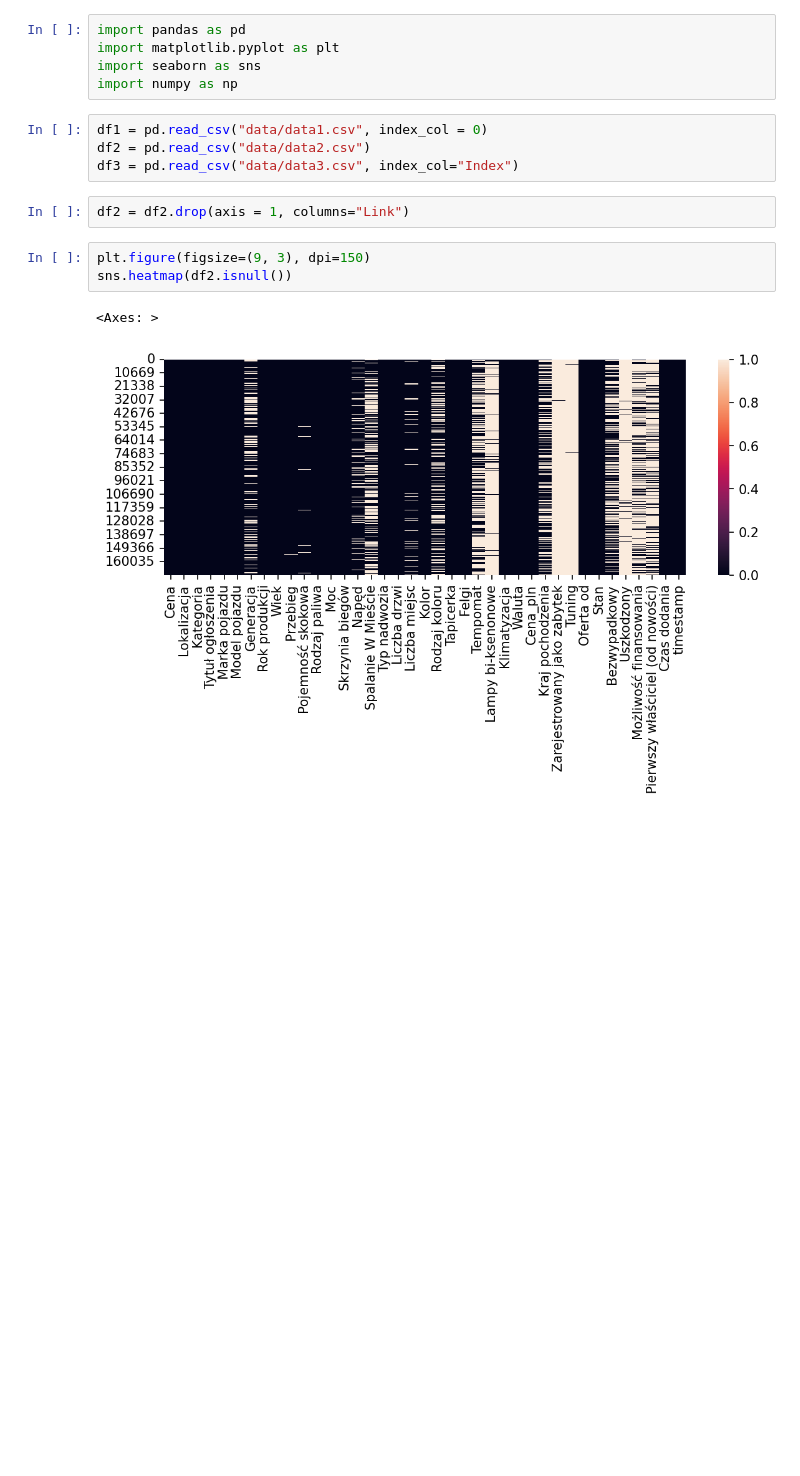
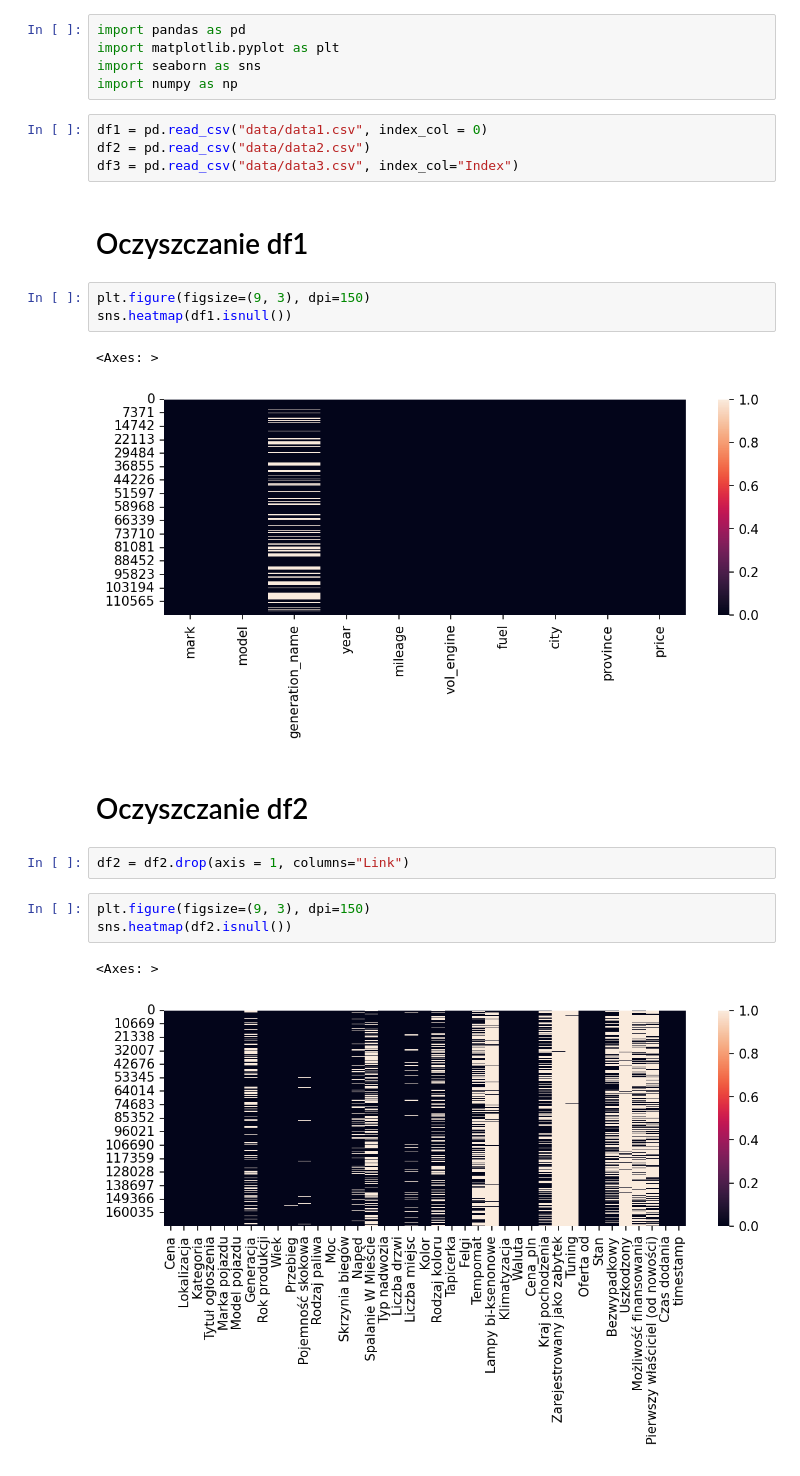
Before and after one commit to KacperChmura1/Engineer-s, a Jupyter notebook: DataPreparation.ipynb, the cells around one changed output. Saved outputs shown, nothing was run; the diff lists cells and outputs as text; blank space fills up the shorter version.

```diff
--- a/DataPreparation.ipynb
+++ b/DataPreparation.ipynb
@@ -7,6 +7,16 @@ import numpy as np
 df1 = pd.read_csv("data/data1.csv", index_col = 0)
 df2 = pd.read_csv("data/data2.csv")
 df3 = pd.read_csv("data/data3.csv", index_col="Index")
+# %% [markdown]
+# Oczyszczanie df1
+# %%
+plt.figure(figsize=(9, 3), dpi=150)
+sns.heatmap(df1.isnull())
+# %% [output]
+<Axes: >
+[figure, added]
+# %% [markdown]
+# Oczyszczanie df2
 # %%
 df2 = df2.drop(axis = 1, columns="Link")
 # %%
```
Also changed, not shown: parts of 65 cells of this notebook.
